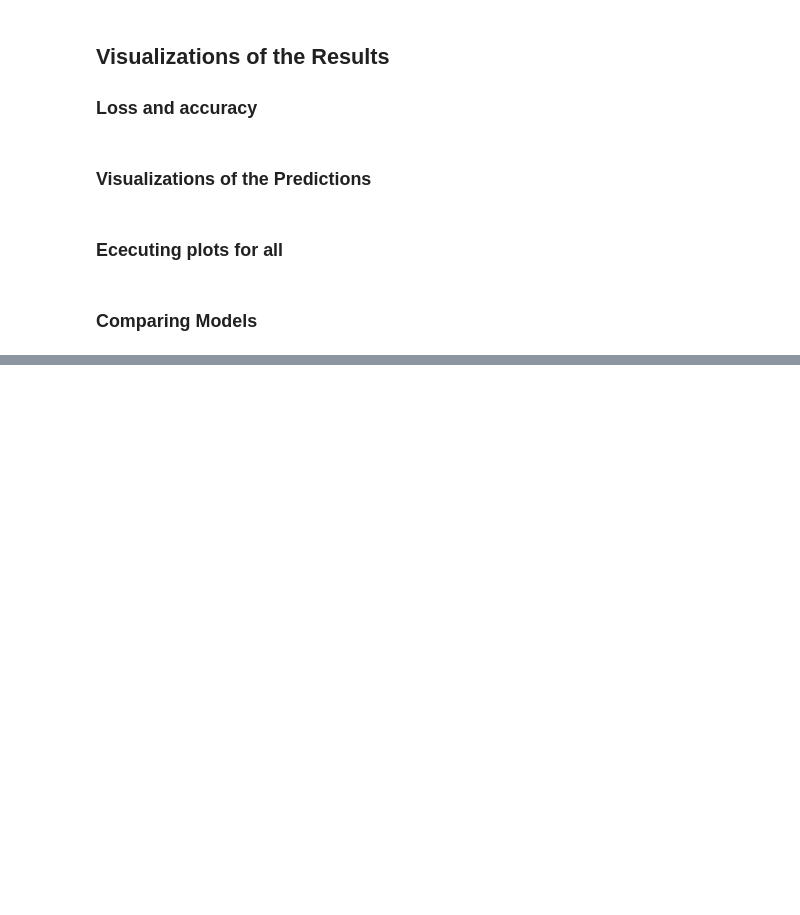
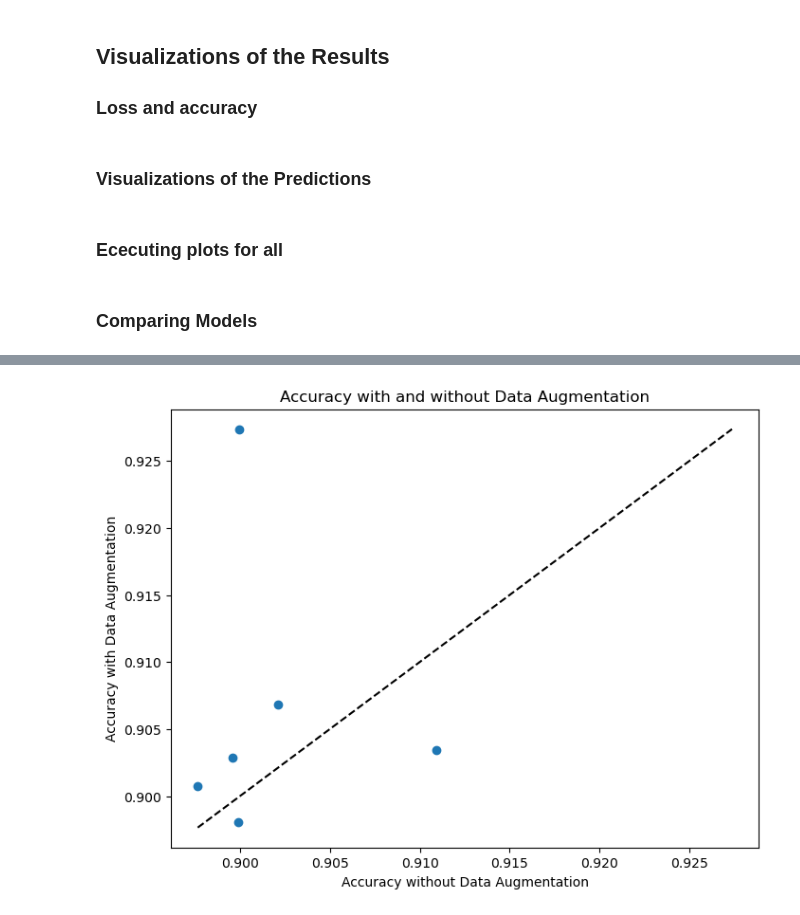
Before and after one commit to juliankraft/TermPaper2_RasterClassification, a Jupyter notebook: code/analysis/visualizations.ipynb, the cells around one changed output, grey strips where cells are left out. Drawn from its saved outputs; the diff is of its cells as text; code cells hidden in the pictures; blank space fills up the shorter version.

```diff
--- a/code/analysis/visualizations.ipynb
+++ b/code/analysis/visualizations.ipynb
@@ -726,0 +767,21 @@ quality_eval_df.sort_values('accuracy', ascending=False)[cols]
+# %%
+data_hp_aug = data_hp[data_hp['use_data_augmentation'] == True]
+data_hp_no_aug = data_hp[data_hp['use_data_augmentation'] == False]
+
+data_aug_noaug = pd.merge(data_hp_aug, data_hp_no_aug, on=['learning_rate', 'weight_decay'], suffixes=('_aug', '_no_aug'))
+
+min_val = min(data_aug_noaug['accuracy_aug'].min(), data_aug_noaug['accuracy_no_aug'].min())
+max_val = max(data_aug_noaug['accuracy_aug'].max(), data_aug_noaug['accuracy_no_aug'].max())
+
+# Create the plot
+plt.figure(figsize=(8, 6))
+plt.plot([min_val, max_val], [min_val, max_val], color='black', linestyle='--')  # Diagonal line
+plt.scatter(data_aug_noaug['accuracy_no_aug'], data_aug_noaug['accuracy_aug'])
+plt.title('Accuracy with and without Data Augmentation')
+plt.xlabel('Accuracy without Data Augmentation')
+plt.ylabel('Accuracy with Data Augmentation')
+
+# Show the plot
+plt.show()
+# %% [output]
+[figure, added]
```
Also changed, not shown: parts of 7 cells of this notebook.
